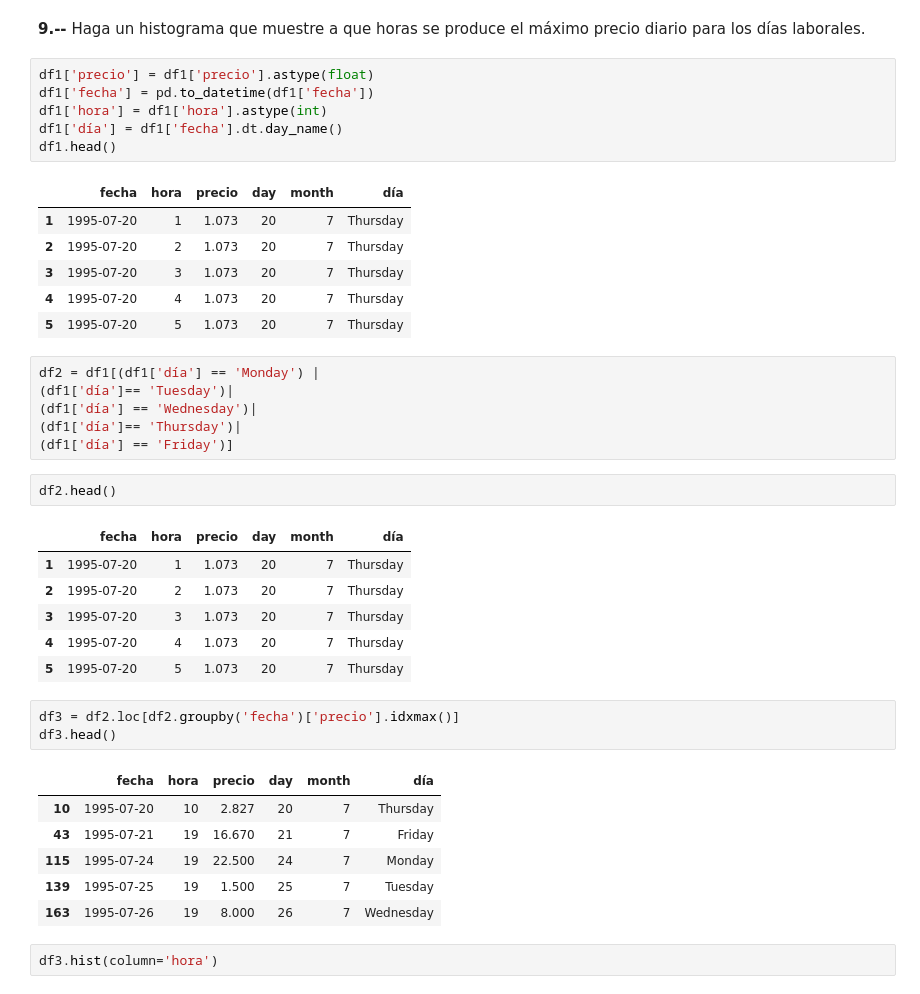
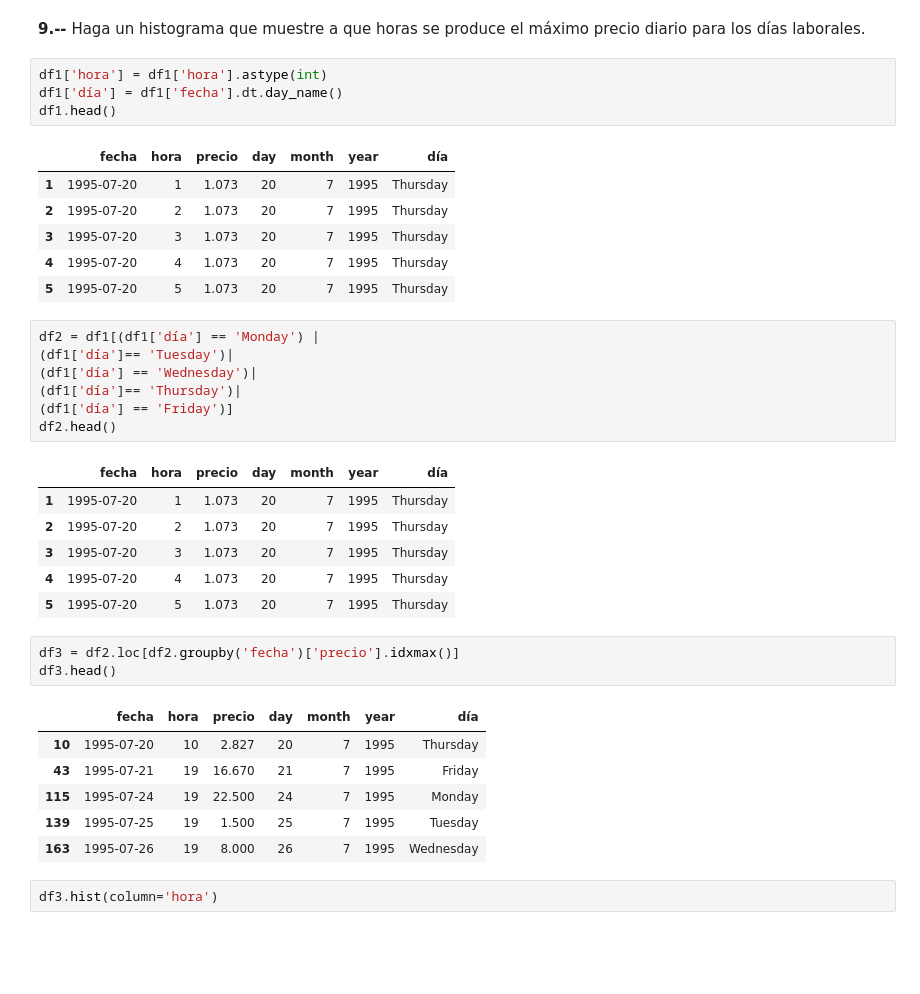
Before and after one commit to cda-2019-01/lab-analisis-exploratorio-de-datos-linagrajales, a Jupyter notebook: LAB-precios-electricidad.ipynb, the cells around one changed output. Drawn from its saved outputs; the diff is of its cells as text; blank space fills up the shorter version.

```diff
--- a/LAB-precios-electricidad.ipynb
+++ b/LAB-precios-electricidad.ipynb
@@ -185,43 +182,40 @@ prom_mes.plot(x='month', y=['precio_max','precio_prom'] , title='Precio max/prom
 # %% [markdown]
 **9.--** Haga un histograma que muestre a que horas se produce el máximo precio diario para los días laborales.
 # %%
-df1['precio'] = df1['precio'].astype(float)
-df1['fecha'] = pd.to_datetime(df1['fecha'])
 df1['hora'] = df1['hora'].astype(int)
 df1['día'] = df1['fecha'].dt.day_name()
 df1.head()
 # %% [output]
-|  | fecha | hora | precio | day | month | día |
-| 1 | 1995-07-20 | 1 | 1.073 | 20 | 7 | Thursday |
-| 2 | 1995-07-20 | 2 | 1.073 | 20 | 7 | Thursday |
-| 3 | 1995-07-20 | 3 | 1.073 | 20 | 7 | Thursday |
-| 4 | 1995-07-20 | 4 | 1.073 | 20 | 7 | Thursday |
-| 5 | 1995-07-20 | 5 | 1.073 | 20 | 7 | Thursday |
+|  | fecha | hora | precio | day | month | year | día |
+| 1 | 1995-07-20 | 1 | 1.073 | 20 | 7 | 1995 | Thursday |
+| 2 | 1995-07-20 | 2 | 1.073 | 20 | 7 | 1995 | Thursday |
+| 3 | 1995-07-20 | 3 | 1.073 | 20 | 7 | 1995 | Thursday |
+| 4 | 1995-07-20 | 4 | 1.073 | 20 | 7 | 1995 | Thursday |
+| 5 | 1995-07-20 | 5 | 1.073 | 20 | 7 | 1995 | Thursday |
 # %%
 df2 = df1[(df1['día'] == 'Monday') |
 (df1['día']== 'Tuesday')|
 (df1['día'] == 'Wednesday')|
 (df1['día']== 'Thursday')|
 (df1['día'] == 'Friday')]
+df2.head()
+# %% [output]
+|  | fecha | hora | precio | day | month | year | día |
+| 1 | 1995-07-20 | 1 | 1.073 | 20 | 7 | 1995 | Thursday |
+| 2 | 1995-07-20 | 2 | 1.073 | 20 | 7 | 1995 | Thursday |
+| 3 | 1995-07-20 | 3 | 1.073 | 20 | 7 | 1995 | Thursday |
+| 4 | 1995-07-20 | 4 | 1.073 | 20 | 7 | 1995 | Thursday |
+| 5 | 1995-07-20 | 5 | 1.073 | 20 | 7 | 1995 | Thursday |
-# %%
-df2.head()
-# %% [output]
-|  | fecha | hora | precio | day | month | día |
-| 1 | 1995-07-20 | 1 | 1.073 | 20 | 7 | Thursday |
-| 2 | 1995-07-20 | 2 | 1.073 | 20 | 7 | Thursday |
-| 3 | 1995-07-20 | 3 | 1.073 | 20 | 7 | Thursday |
-| 4 | 1995-07-20 | 4 | 1.073 | 20 | 7 | Thursday |
-| 5 | 1995-07-20 | 5 | 1.073 | 20 | 7 | Thursday |
 # %%
 df3 = df2.loc[df2.groupby('fecha')['precio'].idxmax()]
 df3.head()
 # %% [output]
-|  | fecha | hora | precio | day | month | día |
-| 10 | 1995-07-20 | 10 | 2.827 | 20 | 7 | Thursday |
-| 43 | 1995-07-21 | 19 | 16.670 | 21 | 7 | Friday |
-| 115 | 1995-07-24 | 19 | 22.500 | 24 | 7 | Monday |
-| 139 | 1995-07-25 | 19 | 1.500 | 25 | 7 | Tuesday |
-| 163 | 1995-07-26 | 19 | 8.000 | 26 | 7 | Wednesday |
+|  | fecha | hora | precio | day | month | year | día |
+| 10 | 1995-07-20 | 10 | 2.827 | 20 | 7 | 1995 | Thursday |
+| 43 | 1995-07-21 | 19 | 16.670 | 21 | 7 | 1995 | Friday |
+| 115 | 1995-07-24 | 19 | 22.500 | 24 | 7 | 1995 | Monday |
+| 139 | 1995-07-25 | 19 | 1.500 | 25 | 7 | 1995 | Tuesday |
+| 163 | 1995-07-26 | 19 | 8.000 | 26 | 7 | 1995 | Wednesday |
 # %%
 df3.hist(column='hora')
 # %% [output]
```
Also changed, not shown: parts of 16 cells of this notebook.
